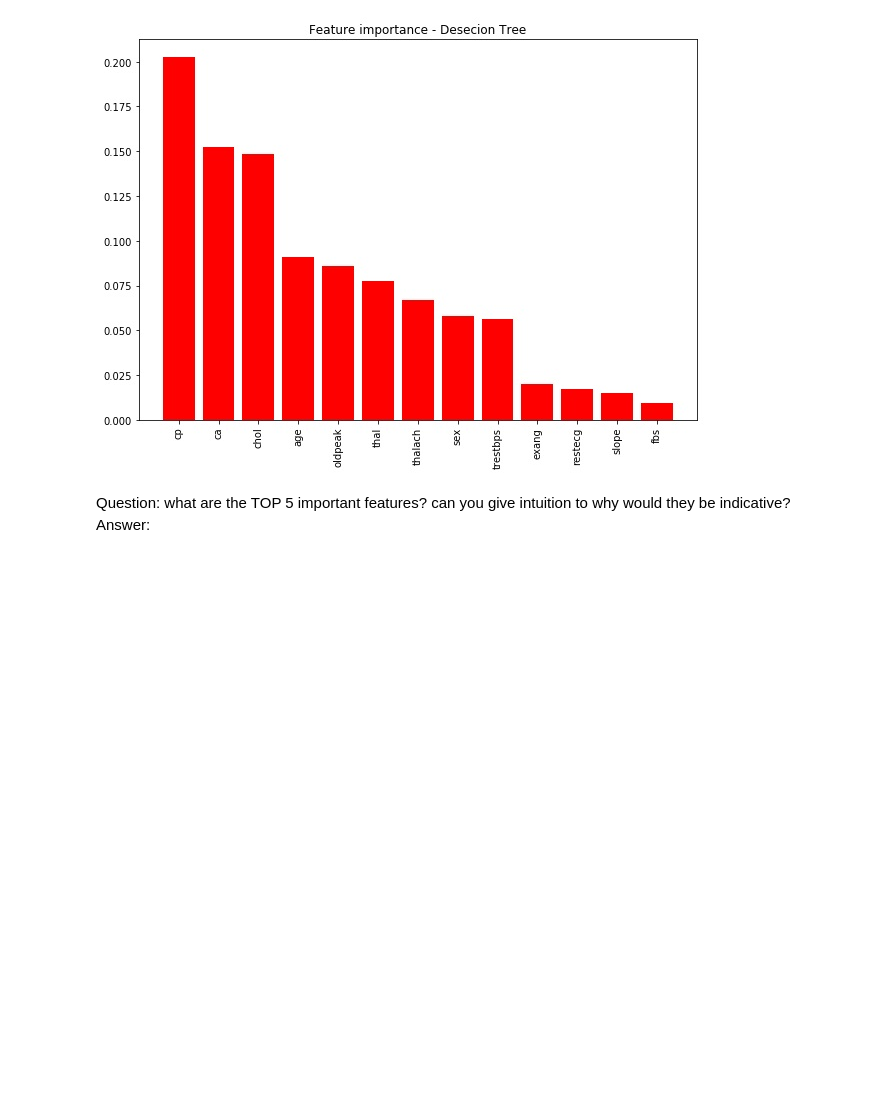
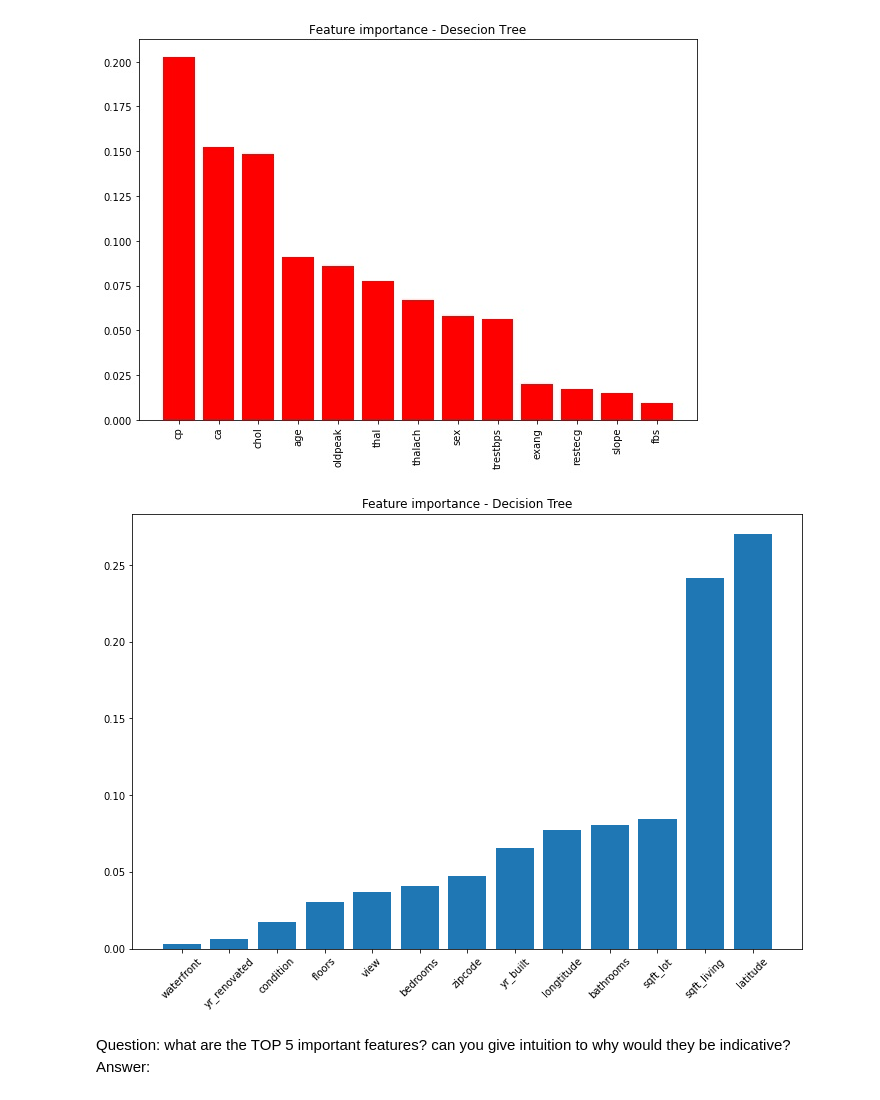
Before and after one commit to TalmSnir/Machine-Learning-University-Course, a Jupyter notebook: HW/Hw4/Homework 4 - SVM _ DT.ipynb, the cells around one changed output. Drawn from its saved outputs; the diff is of its cells as text; code cells hidden in the pictures; blank space fills up the shorter version.

```diff
--- a/HW/Hw4/Homework 4 - SVM _ DT.ipynb
+++ b/HW/Hw4/Homework 4 - SVM _ DT.ipynb
@@ -300,17 +296,12 @@ t0 = time.time() # for Runtime measurement
 parameters = {
     'n_estimators':[180, 190, 200],
     'criterion':['gini', 'entropy'],
-    'max_depth':[70, 100, 200, None],
-    'min_samples_leaf':[1, 2, 5],
+    'max_depth':[80, 140, 200, None],
+    'min_samples_leaf':[1, 2, 6],
     'min_samples_split':[3, 5, 8]
 }
 rf = RandomForestClassifier(random_state=0)
 gscv=GridSearchCV(rf,parameters,scoring='roc_auc')
-# from sklearn.model_selection import train_test_split, GridSearchCV, KFold, cross_validate
-# from sklearn import svm
-
-# from sklearn.metrics import auc, roc_auc_score, mean_squared_error
-# from sklearn.metrics import roc_curve
 
 gscv.fit(X_bos_train, y_bos_train)
 print(f'Runtime: {round(time.time()-t0,2)} seconds')
@@ -340,18 +335,21 @@ Image(filename='example_part2c.jpg')
 # %%
 params={}
 rf = RandomForestClassifier(**params,random_state=0)
 rf.fit(X_bos_train, y_bos_train)
 
 feature_importance = rf.feature_importances_
 
 sorted_idx = np.argsort(feature_importance)
 
 pos = np.arange(sorted_idx.shape[0]) + .5
 plt.rcParams["figure.figsize"] = (12,8)
-plt.barh(pos, feature_importance[sorted_idx], align='center')
-plt.yticks(pos, np.array(df.columns)[sorted_idx])
+plt.bar(pos, feature_importance[sorted_idx], align='center')
+plt.xticks(pos, np.array(X_bos.columns)[sorted_idx])
 plt.title('Feature importance - Decision Tree')
+plt.xticks(rotation = 45)
 plt.show()
+# %% [output]
+[figure, added]
 # %% [markdown]
 Question: what are the TOP 5 important features? can you give intuition to why would they be indicative? <br>
 Answer:
```
Also changed, not shown: parts of 12 cells of this notebook, 1 other file.
